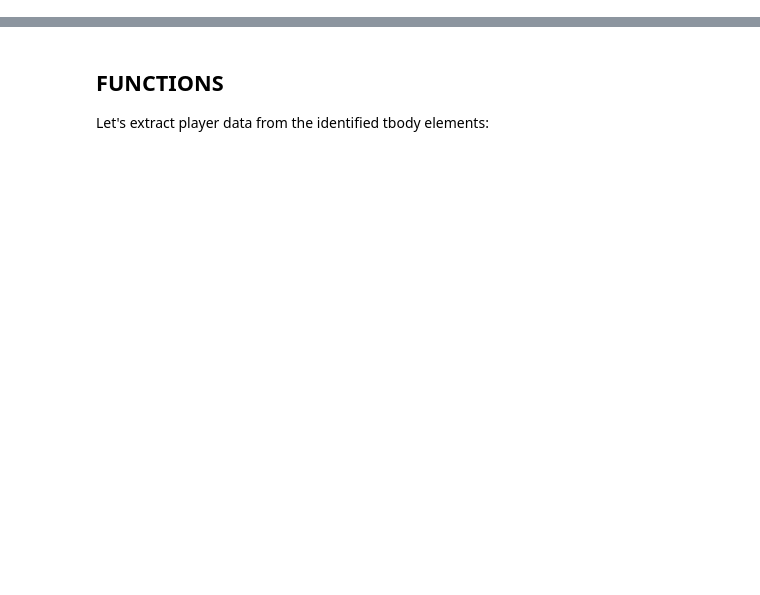
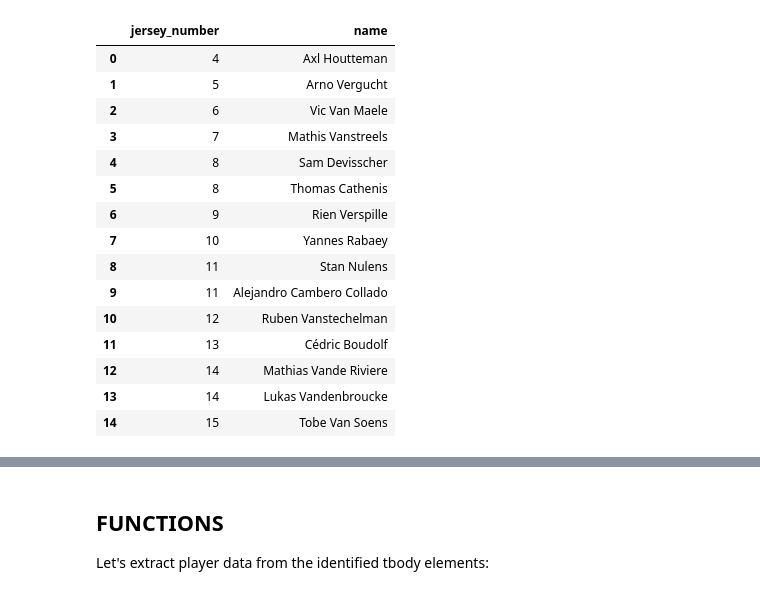
Before and after one commit to stijnhuysman/HAANTJES, a Jupyter notebook: WORKING SCRIPTS/extract_tbody_notebook.ipynb, the cells around one changed output, grey strips where cells are left out. Saved outputs shown, nothing was run; the diff lists cells and outputs as text; code cells hidden in the pictures; blank space fills up the shorter version.

```diff
--- a/WORKING SCRIPTS/extract_tbody_notebook.ipynb
+++ b/WORKING SCRIPTS/extract_tbody_notebook.ipynb
@@ -0,0 +153,37 @@
+# %%
+import pandas as pd
+
+# Extract player data directly from soup (tbody)
+tbody = soup.find('tbody')
+rows = tbody.find_all('tr') if tbody else []
+
+player_list = []
+for row in rows:
+    cols = row.find_all('td')
+    if len(cols) >= 2:
+        # Extract jersey number (remove icon if present)
+        jersey_text = cols[0].get_text(strip=True)
+        jersey_number = pd.to_numeric(jersey_text.split()[-1], errors='coerce')
+        name = cols[1].get_text(strip=True)
+        if pd.notna(jersey_number) and name:
+            player_list.append({'jersey_number': int(jersey_number), 'name': name})
+
+player_data = pd.DataFrame(player_list)
+player_data
+# %% [output]
+|  | jersey_number | name |
+| 0 | 4 | Axl Houtteman |
+| 1 | 5 | Arno Vergucht |
+| 2 | 6 | Vic Van Maele |
+| 3 | 7 | Mathis Vanstreels |
+| 4 | 8 | Sam Devisscher |
+| 5 | 8 | Thomas Cathenis |
+| 6 | 9 | Rien Verspille |
+| 7 | 10 | Yannes Rabaey |
+| 8 | 11 | Stan Nulens |
+| 9 | 11 | Alejandro Cambero Collado |
+| 10 | 12 | Ruben Vanstechelman |
+| 11 | 13 | Cédric Boudolf |
+| 12 | 14 | Mathias Vande Riviere |
+| 13 | 14 | Lukas Vandenbroucke |
+| 14 | 15 | Tobe Van Soens |
```
Also changed, not shown: parts of 20 cells of this notebook, 1 other file.
